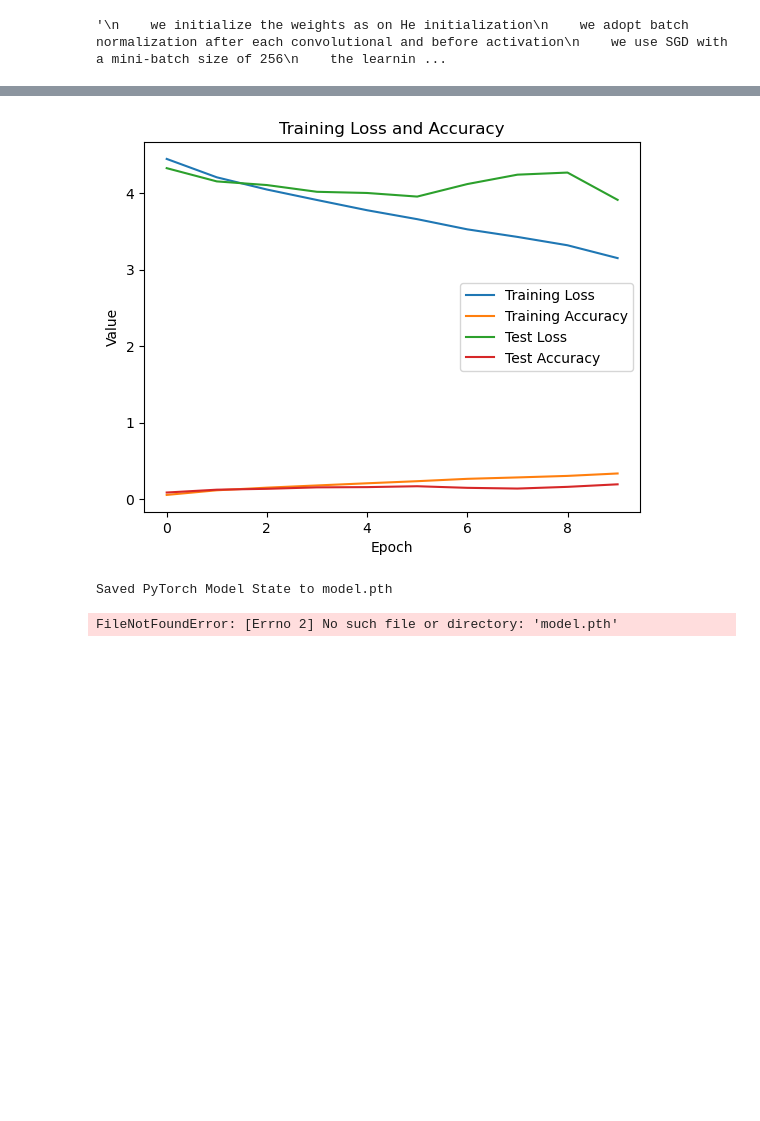
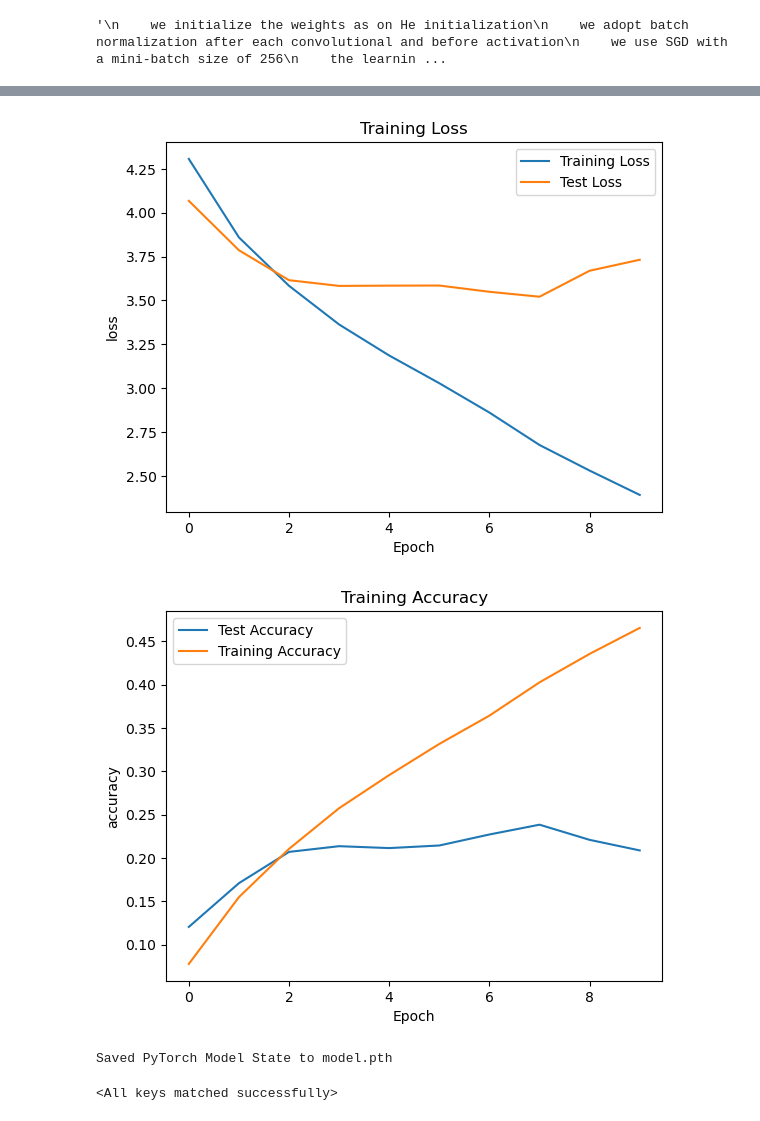
Before and after one commit to jiho264/Learn_pytorch, a Jupyter notebook: create_resnet.ipynb, the cells around one changed output, grey strips where cells are left out. Cells and saved outputs as stored; diff of their text form; code cells hidden in the pictures; blank space fills up the shorter version.

```diff
--- a/create_resnet.ipynb
+++ b/create_resnet.ipynb
@@ -84,11 +84,15 @@ class Block(nn.Module):
         self.downsampling = nn.Sequential(
             # In paper,
             # downsampling is performed by conv3_1, conv4_1, and conv5_1 with a stride of 2
-            nn.Conv2d(inputs, outputs, kernel_size=1, stride=1, bias=False),
-            nn.BatchNorm2d(outputs)
+            nn.Conv2d(inputs, outputs, kernel_size=1, stride=2, bias=False),
+            nn.BatchNorm2d(outputs, eps=1e-05, momentum=0.1, affine=True, track_running_stats=True)
             # 이거 토치 공식 resnet에서도 배치까지 있는 4차원이라 conv2d로 함.
         )
-        self.conv1 = nn.Conv2d(inputs, outputs, kernel_size=3, padding=1, bias=False)
+        if self._Downsample == True:
+            self.conv1 = nn.Conv2d(inputs, outputs, kernel_size=3, stride=2, padding=1, bias=False)
+        else:
+            self.conv1 = nn.Conv2d(inputs, outputs, kernel_size=3, stride=1, padding=1, bias=False)
+
         self.bn1 = nn.BatchNorm2d(outputs, eps=1e-05, momentum=0.1, affine=True, track_running_stats=True)
         self.relu1 = nn.ReLU(inplace=False)
 
@@ -106,9 +110,7 @@ class Block(nn.Module):
     def forward(self, x):
         # print('x1(identity) :', x.shape, 'Downsample :', self._Downsample)
         identity = x
-        if self._Downsample == True:
-            identity = self.downsampling(identity)
-            # print('x1(downsampled) :', identity.shape)~
+
         x = self.conv1(x)
         x = self.bn1(x)
         x = self.relu1(x)
@@ -116,6 +118,9 @@ class Block(nn.Module):
         x = self.conv2(x)
         x = self.bn2(x)
 
+        if self._Downsample == True:
+            identity = self.downsampling(identity)
+            # print('x1(downsampled) :', identity.shape)~
         x = x + identity # 여기 x+=identity로 하면 안됨. inplace operation이라서.
 
         x = self.relu2(x)
@@ -135,7 +140,7 @@ class MyResNet34(nn.Module):
         self.conv1 = nn.Conv2d(in_channels = 3, out_channels= 64, kernel_size=7, stride=2, padding=3, bias=False)
         self.bn1 = nn.BatchNorm2d(64, eps=1e-05, momentum=0.1, affine=True, track_running_stats=True)
         self.relu1 = nn.ReLU(inplace=False)
-        self.maxpool = nn.MaxPool2d(kernel_size=3, stride=2, padding=1)
+        self.maxpool = nn.MaxPool2d(kernel_size=3, stride=2, padding=1, dilation=1, ceil_mode=False)
 
         # 2. 64ch 3x3 conv x 3
         # input : 112x112x64
@@ -175,7 +180,7 @@ class MyResNet34(nn.Module):
         )
 
         self.avgpool = nn.AdaptiveAvgPool2d((1, 1))
-        self.fc1 = nn.Linear(in_features = 512, out_features= self._num_classes)
+        self.fc1 = nn.Linear(in_features = 512, out_features= self._num_classes, bias=True)
         self.relu2 = nn.ReLU(inplace=False)
 
         for m in self.modules():
@@ -344,16 +343,24 @@ Test Loss: 3.9090 | Test Acc: 19.63%
 # %%
 # Plotting training loss and accuracy
 plt.plot(_log_train_loss, label='Training Loss')
-plt.plot(_log_train_acc, label='Training Accuracy')
 plt.plot(_log_test_loss, label='Test Loss')
-plt.plot(_log_test_acc, label='Test Accuracy')
 plt.xlabel('Epoch')
-plt.ylabel('Value')
-plt.title('Training Loss and Accuracy')
+plt.ylabel('loss')
+plt.title('Training Loss')
 plt.legend()
 plt.show()
+
+
+plt.plot(_log_test_acc, label='Test Accuracy')
+plt.plot(_log_train_acc, label='Training Accuracy')
+plt.xlabel('Epoch')
+plt.ylabel('accuracy')
+plt.title('Training Accuracy')
+plt.legend()
+plt.show()
 # %% [output]
-[figure, old version]
+[figure, new version]
+[figure, added]
 # %%
 torch.save(model.state_dict(), "Myresnet34.pth")
 print("Saved PyTorch Model State to model.pth")
@@ -363,4 +370,4 @@ Saved PyTorch Model State to model.pth
 model = MyResNet34(Block, 100).to(device)
 model.load_state_dict(torch.load("Myresnet34.pth"))
 # %% [output]
-FileNotFoundError: [Errno 2] No such file or directory: 'model.pth'
+<All keys matched successfully>
```
Also changed, not shown: parts of 2 cells of this notebook, 1 other file.
